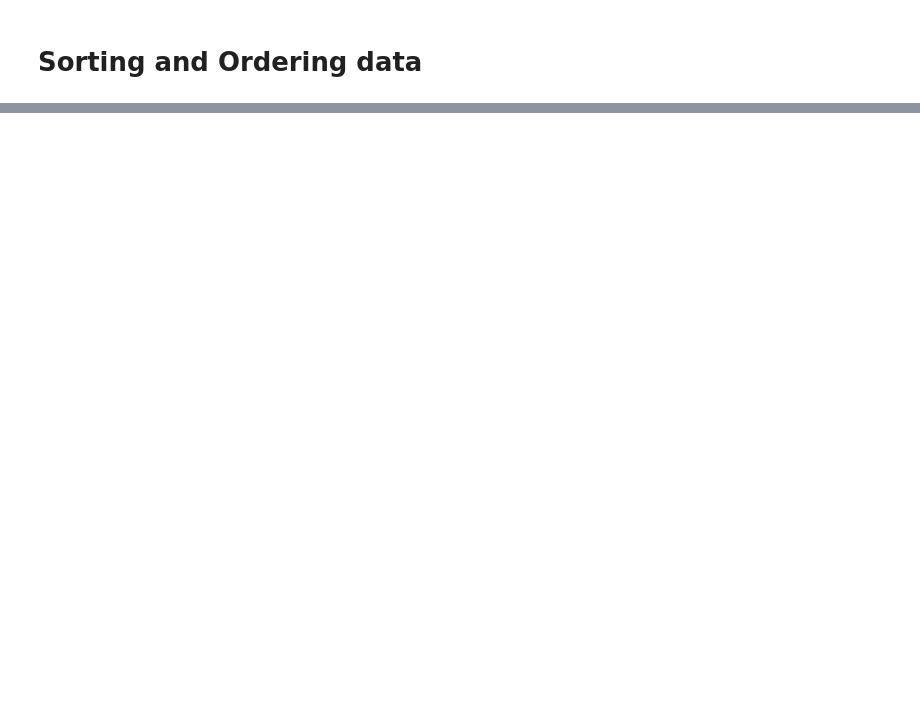
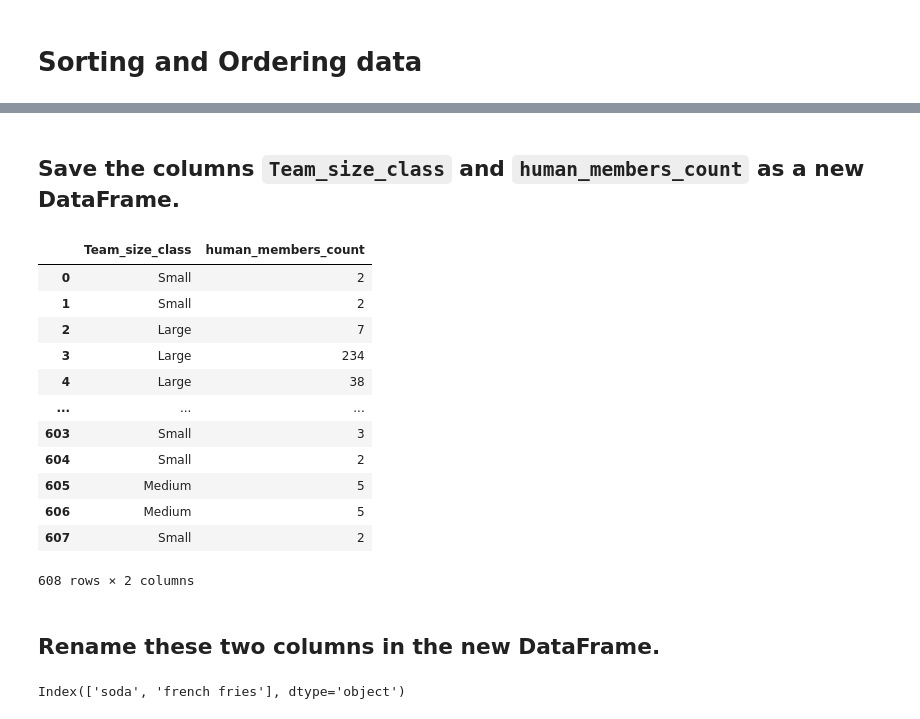
Before and after one commit to TheUltimateFishstick/week7labs, a Jupyter notebook: 07_Instructor_Lab_Morgan.ipynb, the cells around one changed output, grey strips where cells are left out. Cells and saved outputs as stored; diff of their text form; code cells hidden in the pictures; blank space fills up the shorter version.

```diff
--- a/07_Instructor_Lab_Morgan.ipynb
+++ b/07_Instructor_Lab_Morgan.ipynb
@@ -247,22 +433,30 @@ new_bot_work_dataframe
+# %% [markdown]
+## Save the columns `Team_size_class` and `human_members_count` as a new DataFrame.
+# %%
+github_teams_subset = pd.DataFrame(github_teams.loc[:, ['Team_size_class', 'human_members_count']])
+
+github_teams_subset
+# %% [output]
+|  | Team_size_class | human_members_count |
+| 0 | Small | 2 |
+| 1 | Small | 2 |
+| 2 | Large | 7 |
+| 3 | Large | 234 |
+| 4 | Large | 38 |
+| ... | ... | ... |
+| 603 | Small | 3 |
+| 604 | Small | 2 |
+| 605 | Medium | 5 |
+| 606 | Medium | 5 |
+| 607 | Small | 2 |
+608 rows × 2 columns
+# %% [markdown]
+## Rename these two columns in the new DataFrame.
 # %%
-# Select `human-bot` teams that have a `bot_members_count` value greater than and equal to 2.
+# Rename
+github_teams_subset.columns = ['soda', 'french fries']
 
-# Find the `human` teams that are `Large` and have a `human_gini` value greater than and equal to 0.75.
-
-# How many teams are in the `Small` or `Large` category?
-
-# How many teams are in the `Small` or `Large` cateogry with a `human_gini` value less than and equal to 0.20?
-
-# How many `human-bot` teams are in the `Medium` category?
-
-# Create a subsample of 50% of your data.
-
-# Create samples for a 8-fold cross validation test.
-
-# Select columns that are numeric and save it as a new DataFrame.
-
-# Remove the columns `bot_PRReviewComment` and `bot_MergedPR` from the DataFrame.
-
-# Save the columns `Team_size_class` and `human_members_count` as a new DataFrame.
-
-# Rename these two columns in the new DataFrame.
+# Show that they were renamed.
+github_teams_subset.columns
+# %% [output]
+Index(['soda', 'french fries'], dtype='object')
```
Also changed, not shown: parts of 26 cells of this notebook.
